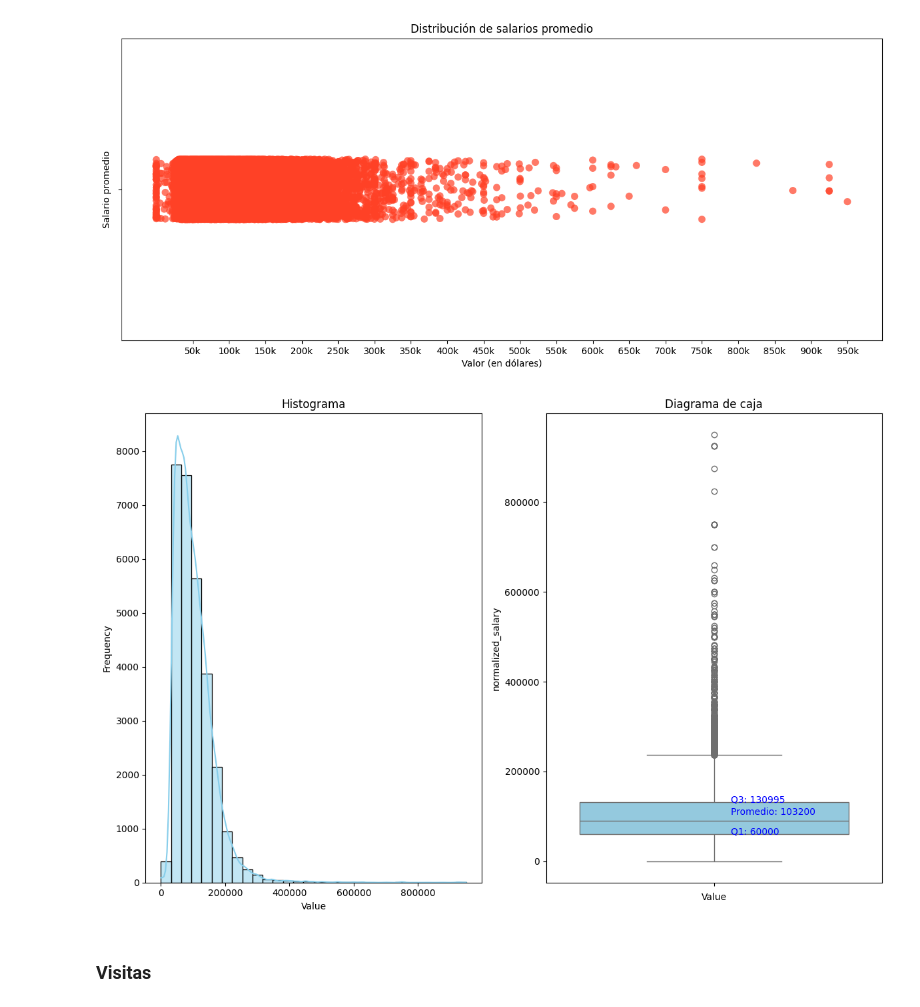
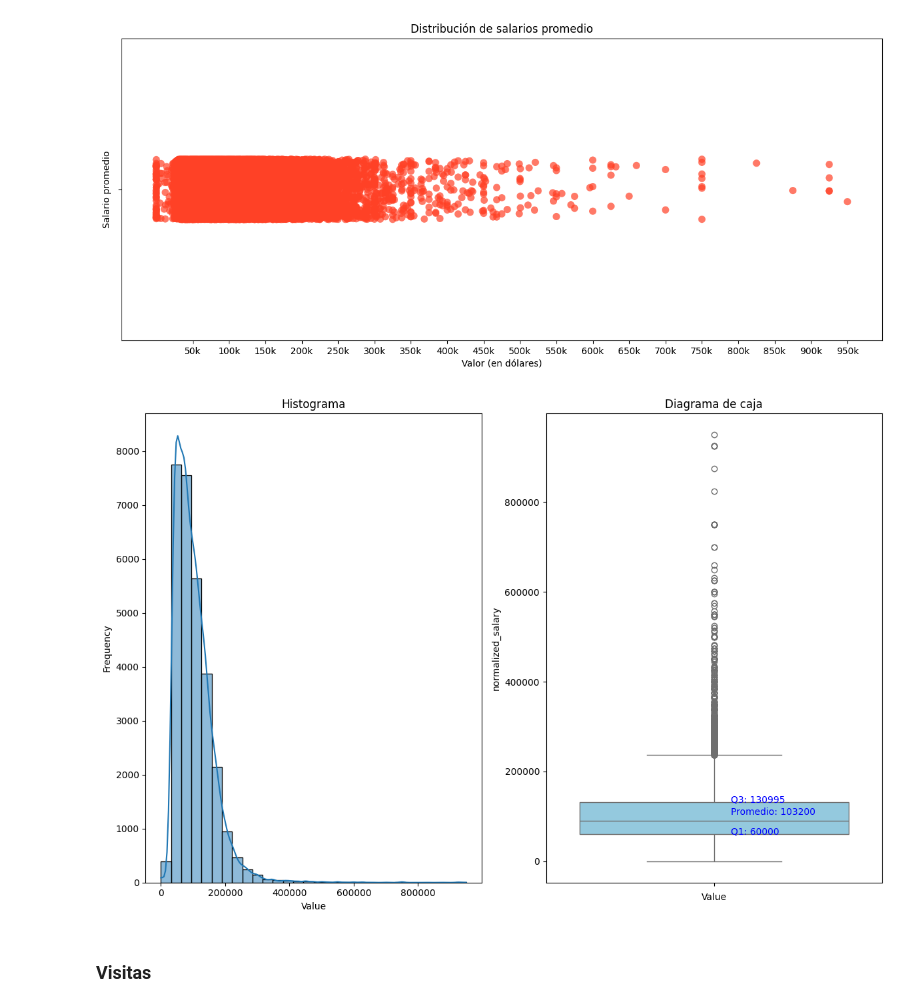
Before and after one commit to sarahcoral/ProyectoABD, a Jupyter notebook: visualization_notebooks/descriptive_analysis.ipynb, the cells around one changed output. Drawn from its saved outputs; the diff is of its cells as text; code cells hidden in the pictures.

```diff
--- a/visualization_notebooks/descriptive_analysis.ipynb
+++ b/visualization_notebooks/descriptive_analysis.ipynb
@@ -158,35 +158,37 @@ plt.show()
 [figure]
 # %%
 salary = df_num['normalized_salary'].dropna()
+
+colors = sns.color_palette('viridis', 30)
 # Plotting the histogram
 plt.figure(figsize=(12, 8))
 plt.subplot(1, 2, 1)  # (rows, columns, index)
-sns.histplot(salary, kde=True, color='skyblue', bins=30)
+sns.histplot(salary, kde=True, palette=colors, bins=30)
 plt.title('Histograma')
 plt.xlabel('Value')
 plt.ylabel('Frequency')
 
 # Calculate mean and quartiles
 mean_value = np.mean(salary)
 q1 = np.percentile(salary, 25)
 q3 = np.percentile(salary, 75)
 
 # Plotting the boxplot
 plt.subplot(1, 2, 2)
 sns.boxplot(data=salary, color='skyblue', orient='v')
 plt.title('Diagrama de caja')
 plt.xlabel('Value')
 
 # Annotate the mean and quartile values on the boxplot
 plt.text(0.05, mean_value, f'Promedio: {mean_value:.0f}', color='blue', fontsize=10)
 plt.text(0.05, q1, f'Q1: {q1:.0f}', color='blue', fontsize=10)
 plt.text(0.05, q3, f'Q3: {q3:.0f}', color='blue', fontsize=10)
 
 # Display the plot
 plt.tight_layout()
 plt.show()
 # %% [output]
-[figure, old version]
+[figure, new version]
 # %% [markdown]
 ### Visitas
 # %%
```
Also changed, not shown: parts of 5 cells of this notebook, 1 other file.
